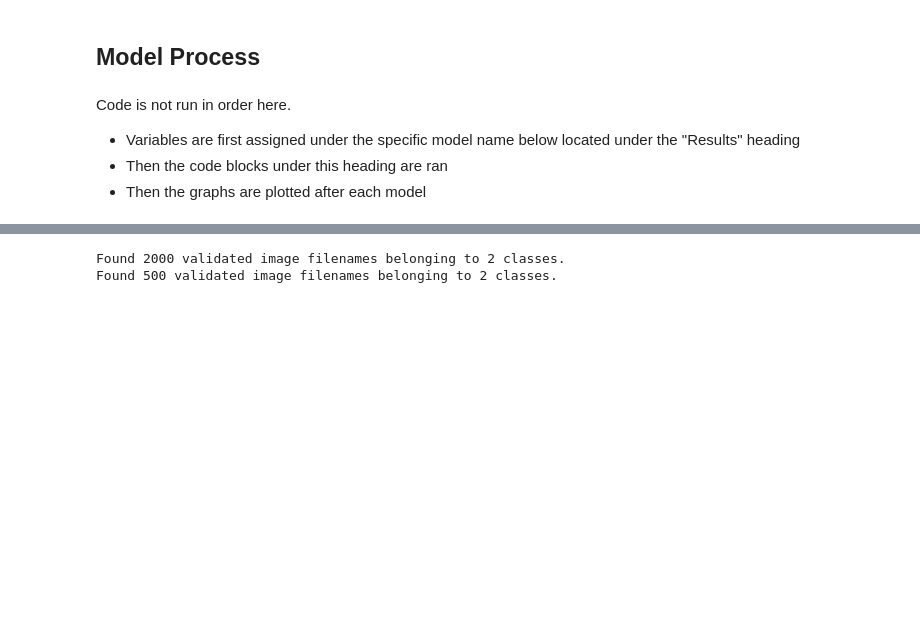
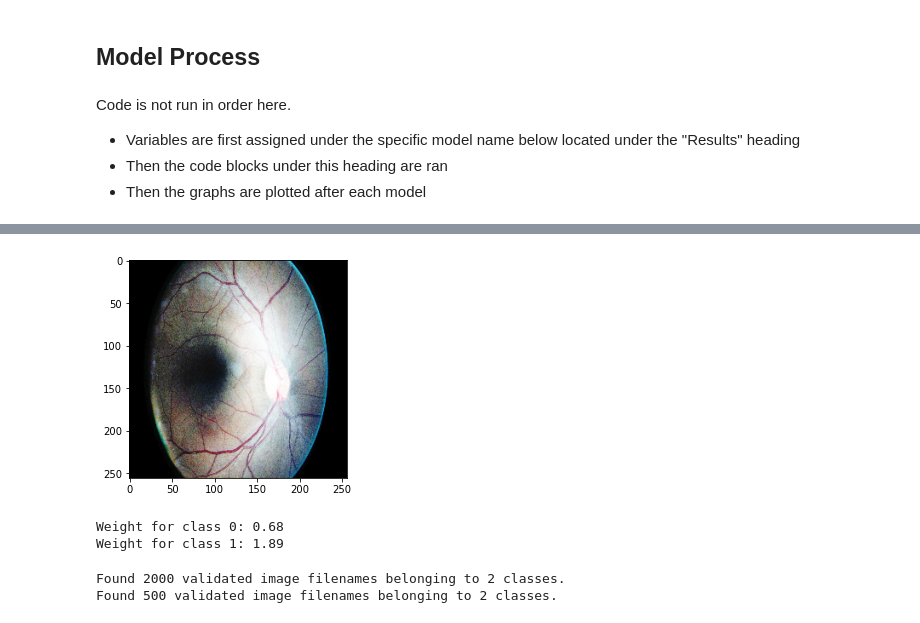
Before and after one commit to jonniebrown/Classifying-Diabetic-Retinopathy-with-CNN, a Jupyter notebook: Notebooks/binary_tuning.ipynb, the cells around one changed output, grey strips where cells are left out. Drawn from its saved outputs; the diff is of its cells as text; code cells hidden in the pictures; blank space fills up the shorter version.

Commit message:
add custom preprocessing function

```diff
--- a/Notebooks/binary_tuning.ipynb
+++ b/Notebooks/binary_tuning.ipynb
@@ -85,2 +132,26 @@ Code is not run in order here.
+# %%
+# this is the same picture after the preprocessing step
+plt.imshow(histogram_equalization(eye_test))
+plt.show()
+# %% [output]
+[figure, added]
+# %%
+# calculate class weights
+# find class counts
+neg, pos = np.bincount(traindf.level)
+total = neg + pos
+
+# Scaling by total/2 helps keep the loss to a similar magnitude.
+# The sum of the weights of all examples stays the same.
+weight_for_0 = (1 / neg) * (total / 2.0)
+weight_for_1 = (1 / pos) * (total / 2.0)
+
+class_weight = {0: weight_for_0, 1: weight_for_1}
+
+print('Weight for class 0: {:.2f}'.format(weight_for_0))
+print('Weight for class 1: {:.2f}'.format(weight_for_1))
+# %% [output]
+Weight for class 0: 0.68
+Weight for class 1: 1.89
 # %%
 # image preprocessing
```
Also changed, not shown: parts of 19 cells of this notebook.
